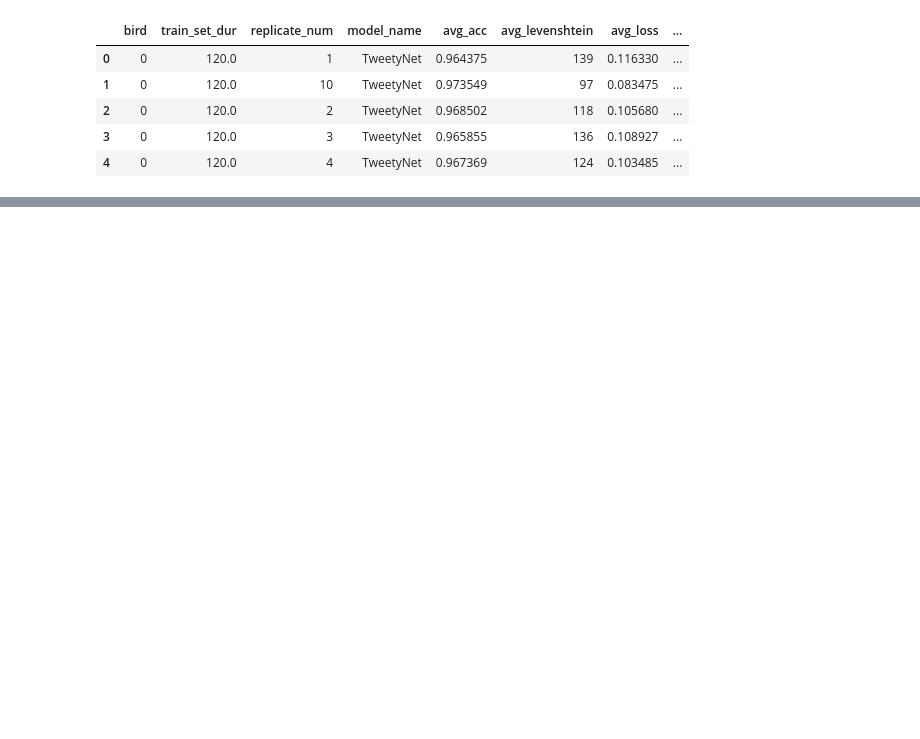
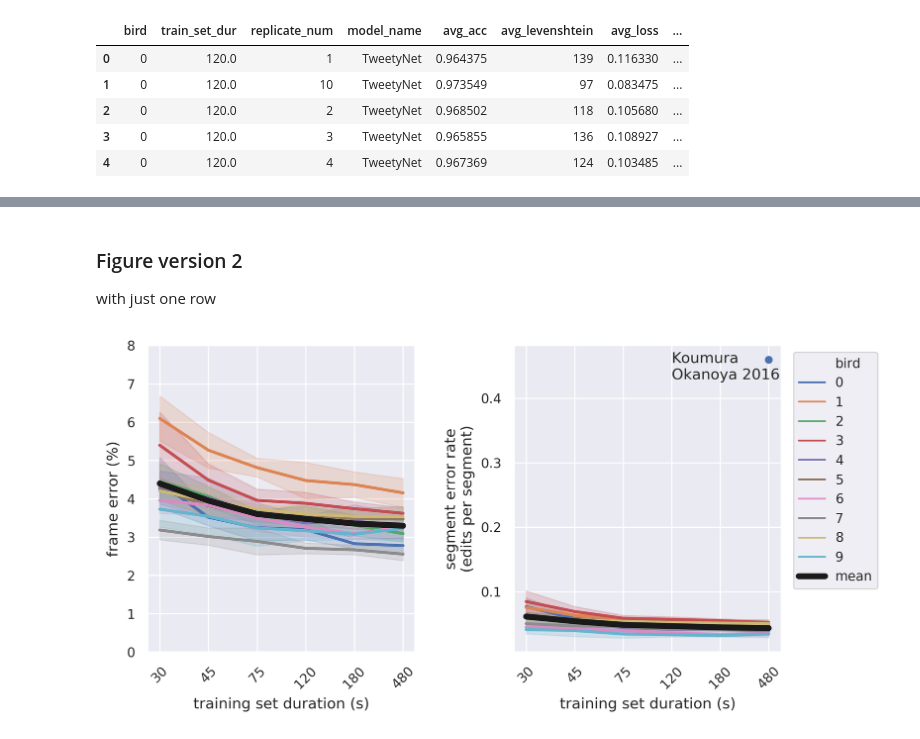
Before and after one commit to yardencsGitHub/tweetynet, a Jupyter notebook: doc/notebooks/BirdsongRecognition-results/all-birds.ipynb, the cells around one changed output, grey strips where cells are left out. Cells and saved outputs as stored; diff of their text form; code cells hidden in the pictures; blank space fills up the shorter version.

Commit message:
update fig4 notebook + outputs, remove old versions

```diff
--- a/doc/notebooks/BirdsongRecognition-results/all-birds.ipynb
+++ b/doc/notebooks/BirdsongRecognition-results/all-birds.ipynb
@@ -118,0 +139,59 @@ g.set_xticks(curve_df['train_set_dur'].unique());
+# %% [markdown]
+### Figure version 2
+with just one row
+# %%
+SAVE_FIG = True
+
+sns.set("paper")
+
+KOUMURA_OKANOYA_NOTE_ERROR_RATES = {
+#    120. : 0.84,
+    max(dur_int_map.values()) : 0.46,
+}
+KOUMURA_OKANOYA_X = np.asarray(list(KOUMURA_OKANOYA_NOTE_ERROR_RATES.keys()))
+KOUMURA_OKANOYA_Y = np.asarray(list(KOUMURA_OKANOYA_NOTE_ERROR_RATES.values()))
+
+FIGSIZE = (7.5, 3.75)
+fig, ax_arr = plt.subplots(1, 2, figsize=FIGSIZE, dpi=300)
+
+metric_list = ['avg_error', 'avg_segment_error_rate']
+ylabels = ['frame error (%)', 'segment error rate\n(edits per segment)']
+
+
+for col, (metric, ylabel) in enumerate(zip(metric_list, ylabels)):
+    ax = ax_arr[col]
+    if col == 1:
+        legend = 'full'
+    else:
+        legend = False
+    sns.lineplot(x='train_set_dur_ind', y=metric, hue='bird', data=curve_df, ci='sd', linewidth=2, ax=ax, legend=legend)
+    sns.lineplot(x='train_set_dur_ind', y=metric, linestyle='dashed', color='k', linewidth=4,
+                     data=curve_df, ci=None, label='mean', ax=ax, legend=legend)
+    if col == 1:
+        ax.legend(bbox_to_anchor=(1.02, 1))
+
+    if metric == 'avg_error':
+        ax.set_ylim([0, 8])
+    elif metric == 'avg_segment_error_rate':
+        ax.scatter(KOUMURA_OKANOYA_X, KOUMURA_OKANOYA_Y, s=20)
+        ax.text(3, 0.43, 'Koumura\nOkanoya 2016', fontsize=10)
+
+    ax.set_xlabel('training set duration (s)', fontsize=10)
+    ax.set_ylabel(ylabel, fontsize=10)
+    ax.set_xticks(list(dur_int_map.values()))
+    ax.set_xticklabels(sorted(curve_df['train_set_dur'].unique().astype(int)), rotation=45)
+
+fig.tight_layout(w_pad=1.0)
+
+if SAVE_FIG:
+    plt.savefig(
+        REPO_ROOT.joinpath('doc/article/figures/fig4/fig4-learning-curves.png')
+    )
+    plt.savefig(
+        REPO_ROOT.joinpath('doc/article/figures/fig4/fig4-learning-curves.svg')
+    )
+    plt.savefig(
+        REPO_ROOT.joinpath('doc/article/figures/fig4/fig4-learning-curves.tiff')
+    )
+# %% [output]
+[figure, added]
```
Also changed, not shown: parts of 11 cells of this notebook, 10 other files.
